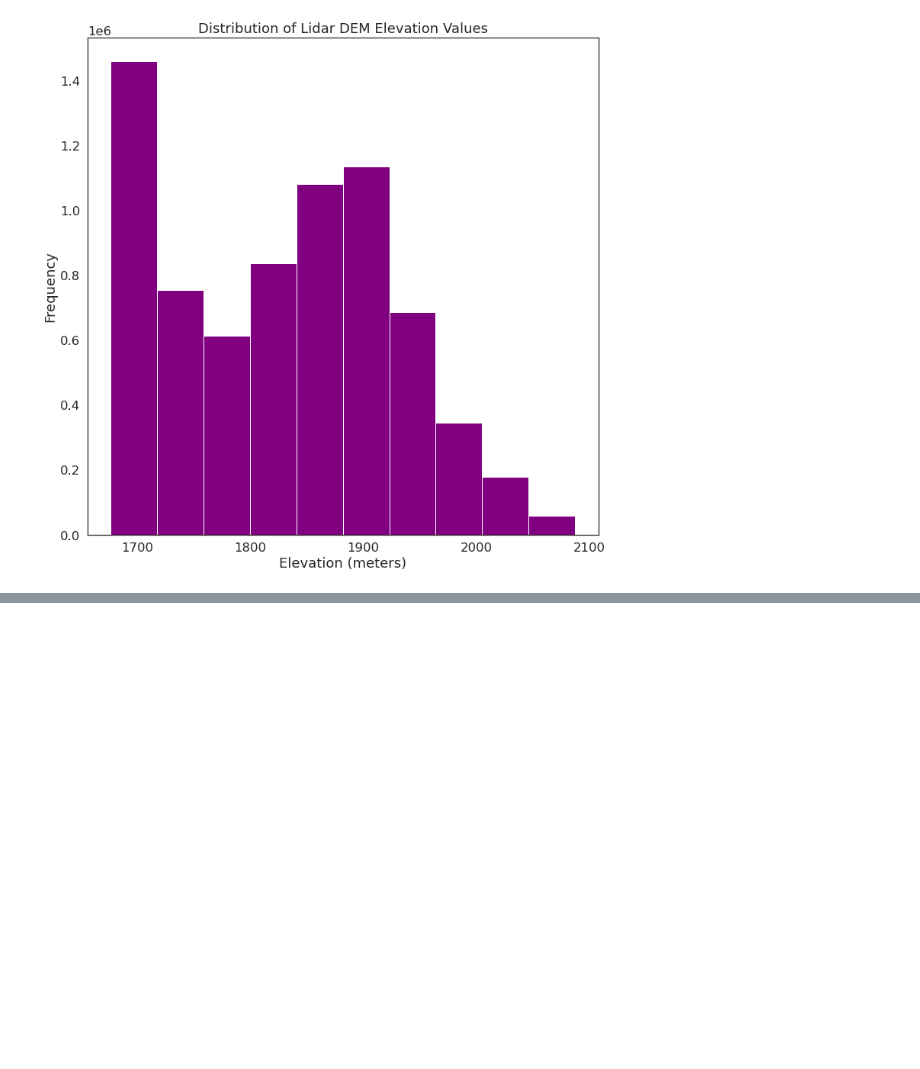
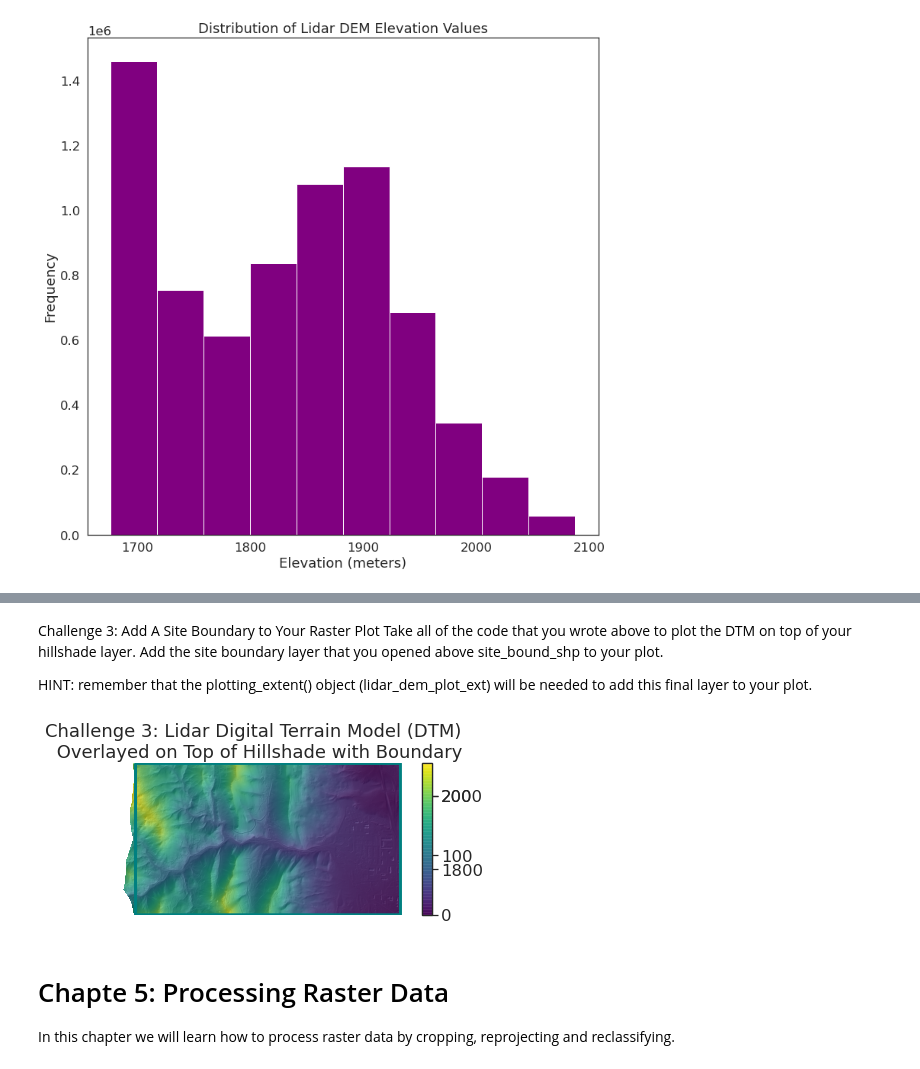
Before and after one commit to Natz12/GIS, a Jupyter notebook: 3-intro-raster-data.ipynb, the cells around one changed output, grey strips where cells are left out. Drawn from its saved outputs; the diff is of its cells as text; code cells hidden in the pictures; blank space fills up the shorter version.

```diff
--- a/3-intro-raster-data.ipynb
+++ b/3-intro-raster-data.ipynb
@@ -320,0 +597,70 @@ plt.show()
+# %% [markdown]
+Challenge 3: Add A Site Boundary to Your Raster Plot
+Take all of the code that you wrote above to plot the DTM on top of your hillshade layer. Add the site boundary layer that you opened above site_bound_shp to your plot.
+
+HINT: remember that the plotting_extent() object (lidar_dem_plot_ext) will be needed to add this final layer to your plot.
+# %%
+lidar_dsm_path = os.path.join("data", "colorado-flood", "spatial",
+                              "boulder-leehill-rd", "pre-flood",
+                              "lidar",
+                              "pre_DTM_hill.tif")
+
+# Open lidar dsm
+with rio.open(lidar_dsm_path) as lidar_dsm:
+    lidar_dem_im = lidar_dsm.read(1, masked=True)
+    lidar_dem_im_plot_ext = plotting_extent(lidar_dsm)
+
+
+# Define relative path to file
+dem_pre_path = os.path.join("data","colorado-flood", "spatial",
+                              "boulder-leehill-rd", "pre-flood",
+                              "lidar",
+                              "pre_DTM.tif")
+
+# Open the file using a context manager ("with rio.open" statement)
+with rio.open(dem_pre_path) as dem_src:
+    dtm_pre_arr = dem_src.read(1, masked=True)
+    dtm_pre_arr_plot_ext = plotting_extent(dem_src)
+
+
+# Open site boundary vector layer
+site_bound_path = os.path.join("data","colorado-flood",
+                               "spatial",
+                               "boulder-leehill-rd",
+                               "clip-extent.shp")
+site_bound_shp = gpd.read_file(site_bound_path)
+
+
+
+
+fig, ax = plt.subplots()
+
+# ep.plot_bands() lidar_dem_im
+ep.plot_bands(lidar_dem_im,
+              ax=ax,
+              extent=lidar_dem_im_plot_ext,
+              cmap = 'gray_r')
+
+#   ep.plot_bands() lidar_dem_im
+ep.plot_bands(dtm_pre_arr,
+              ax=ax,
+              extent=dtm_pre_arr_plot_ext,
+              cmap = 'viridis',
+              alpha = 0.7,
+              title="Challenge 3: Lidar Digital Terrain Model (DTM) \n Overlayed on Top of Hillshade with Boundary")
+
+site_bound_shp.plot(color='None',
+                    edgecolor='teal',
+                    linewidth=3,
+                    ax=ax)
+
+
+# Turn off the outline or axis border on your plot
+ax.axis('off')
+plt.show()
+# %% [output]
+[figure, added]
+# %% [markdown]
+# Chapte 5: Processing Raster Data
+
+In this chapter we will learn how to process raster data by cropping, reprojecting and reclassifying.
```
Also changed, not shown: parts of 28 cells of this notebook.
